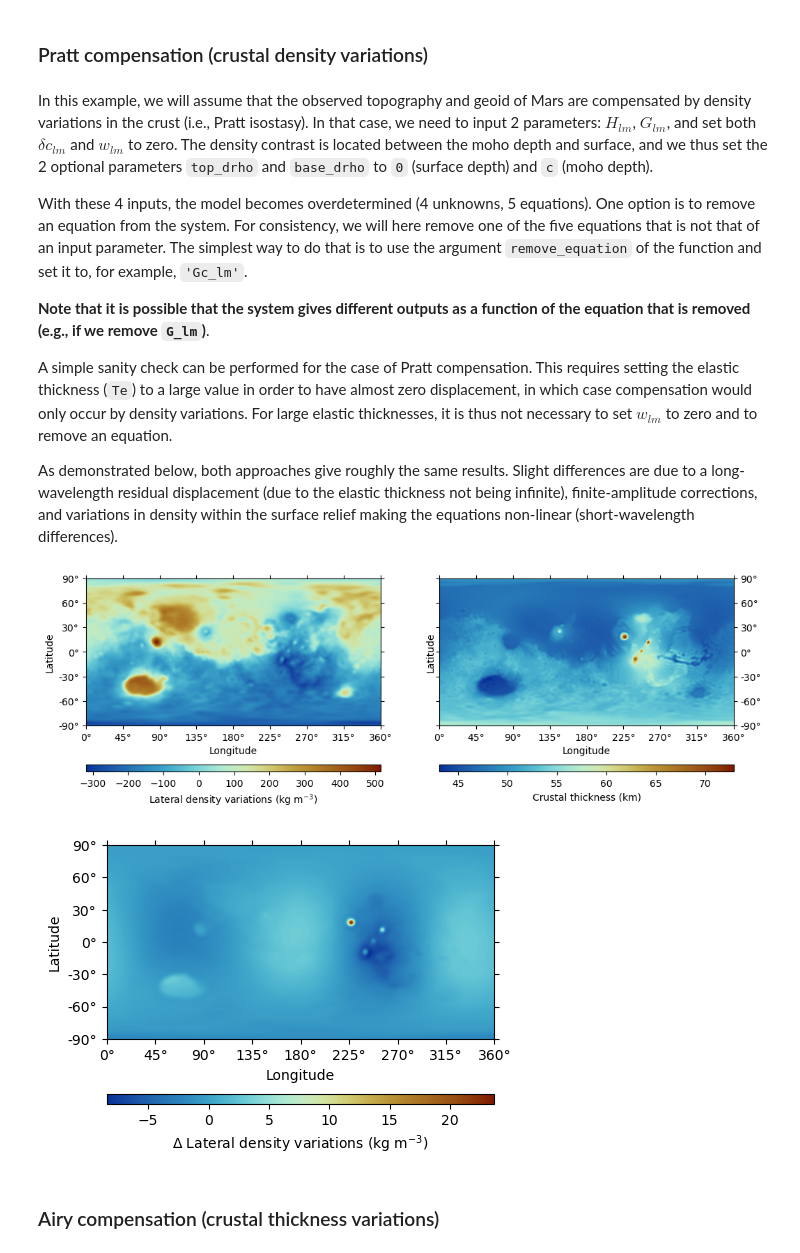
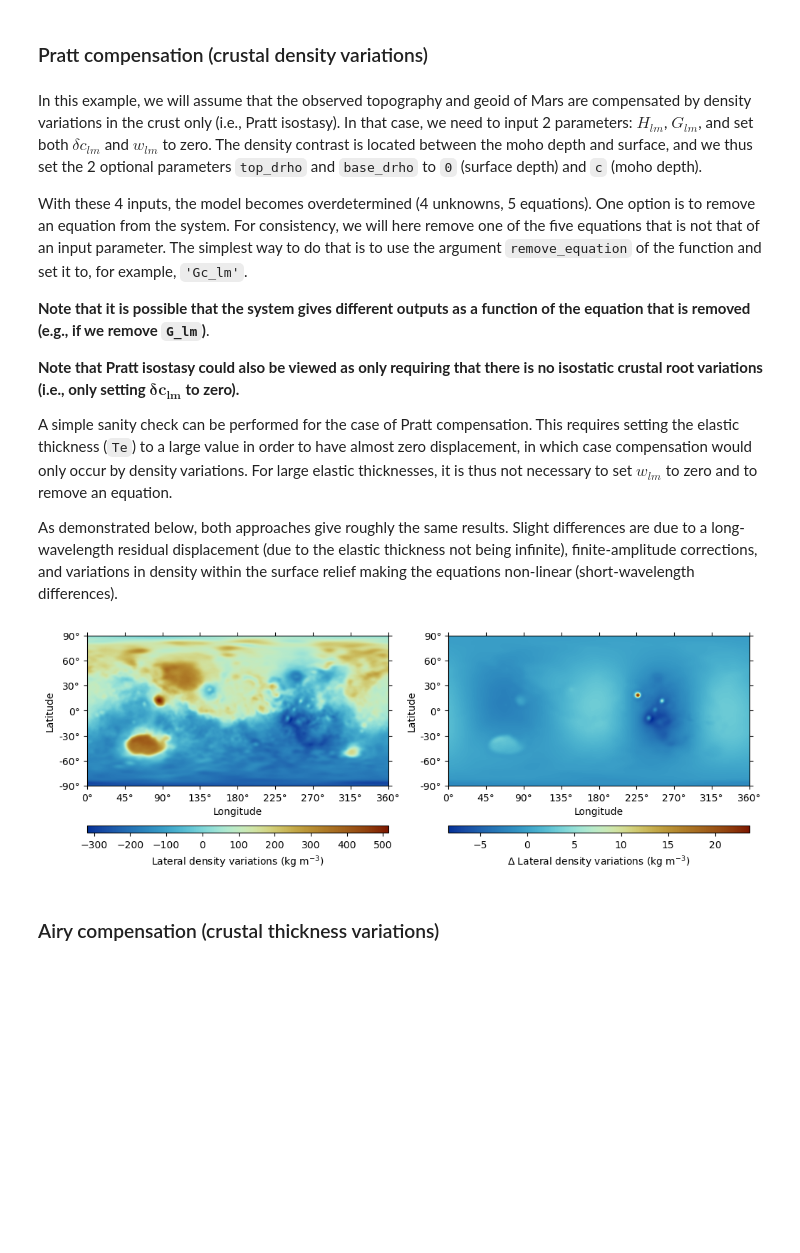
Before and after one commit to AB-Ares/Displacement_strain_planet, a Jupyter notebook: examples/Run_demo.ipynb, the cells around one changed output. Drawn from its saved outputs; the diff is of its cells as text; code cells hidden in the pictures; blank space fills up the shorter version.

```diff
--- a/examples/Run_demo.ipynb
+++ b/examples/Run_demo.ipynb
@@ -138,47 +138,44 @@ ax4.set_visible(False)
 # %% [markdown]
 ### Pratt compensation (crustal density variations)
 # %% [markdown]
-In this example, we will assume that the observed topography and geoid of Mars are compensated by density variations in the crust (i.e., Pratt isostasy). In that case, we need to input 2 parameters: $H_{lm}$, $G_{lm}$, and set both $\delta c_{lm}$ and $w_{lm}$ to zero. The density contrast is located between the moho depth and surface, and we thus set the 2 optional parameters `top_drho` and `base_drho` to `0` (surface depth) and `c` (moho depth).
+In this example, we will assume that the observed topography and geoid of Mars are compensated by density variations in the crust only (i.e., Pratt isostasy). In that case, we need to input 2 parameters: $H_{lm}$, $G_{lm}$, and set both $\delta c_{lm}$ and $w_{lm}$ to zero. The density contrast is located between the moho depth and surface, and we thus set the 2 optional parameters `top_drho` and `base_drho` to `0` (surface depth) and `c` (moho depth).
 
 With these 4 inputs, the model becomes overdetermined (4 unknowns, 5 equations). One option is to remove an equation from the system. For consistency, we will here remove one of the five equations that is not that of an input parameter. The simplest way to do that is to use the argument `remove_equation` of the function and set it to, for example, `'Gc_lm'`.
 
 **Note that it is possible that the system gives different outputs as a function of the equation that is removed (e.g., if we remove `G_lm`)**.
 
+**Note that Pratt isostasy could also be viewed as only requiring that there is no isostatic crustal root variations (i.e., only setting $\boldsymbol{\delta c_{lm}}$ to zero).**
+
 A simple sanity check can be performed for the case of Pratt compensation. This requires setting the elastic thickness (`Te`) to a large value in order to have almost zero displacement, in which case compensation would only occur by density variations. For large elastic thicknesses, it is thus not necessary to set $w_{lm}$ to zero and to remove an equation.
 
 As demonstrated below, both approaches give roughly the same results. Slight differences are due to a long-wavelength residual displacement (due to the elastic thickness not being infinite), finite-amplitude corrections, and variations in density within the surface relief making the equations non-linear (short-wavelength differences).
 # %%
 top_drho = 0.
 base_drho = c
 
 (w_lm, A_lm, moho_relief_lm, dc_lm, drhom_lm, omega_lm, q_lm, Gc_lm,
 G_lm, H_lm, sols) = Thin_shell_matrix_nmax(*args_param_m, top_drho = top_drho,
         base_drho = base_drho, G_lm = geoid_clm.coeffs, H_lm = topo_clm.coeffs,
         dc_lm = zeros.copy(), w_lm = zeros.copy(), remove_equation = 'Gc_lm',
         filter = 'Ma', filter_half = 50)
 
+# Alternative Te = 2000 km comparing drhom_lm
+drhom_lm_Te = Thin_shell_matrix_nmax(g0, R, c, 2000e3, rhom, rhoc, rhol,
+        lmax, E, v, mass, top_drho = top_drho, base_drho = base_drho,
+        G_lm = geoid_clm.coeffs, H_lm = topo_clm.coeffs, dc_lm = zeros.copy(),
+        filter = 'Ma', filter_half = 50)[4]
+
 ### Plotting
 args_plot = dict(tick_interval=[45, 30], colorbar = 'bottom', cmap = cm.roma_r)
 fig, (ax1,ax2) = plt.subplots(1,2, **args_fig)
 
 pysh.SHCoeffs.from_array(drhom_lm).expand(**args_expand).plot(ax=ax1,
         cb_label = 'Lateral density variations (kg m$^{-3}$)', **args_plot)
-(pysh.SHCoeffs.from_array((H_lm-moho_relief_lm)/1e3).expand(**args_expand)).\
-        plot(ax=ax2, cb_label = 'Crustal thickness (km)', ticks = 'wSnE',
-        show = True, **args_plot)
-
-# Alternative Te = 2000 km comparing drhom_lm
-drhom_lm_Te = Thin_shell_matrix_nmax(g0, R, c, 2000e3, rhom, rhoc, rhol,
-        lmax, E, v, mass, top_drho = top_drho, base_drho = base_drho,
-        G_lm = geoid_clm.coeffs, H_lm = topo_clm.coeffs, dc_lm = zeros.copy(),
-        filter = 'Ma', filter_half = 50)[4]
-fig, ax = plt.subplots(1,1, figsize=(5,5), dpi= 100)
-pysh.SHCoeffs.from_array(drhom_lm-drhom_lm_Te).expand(**args_expand).plot(ax=ax,
+pysh.SHCoeffs.from_array(drhom_lm-drhom_lm_Te).expand(**args_expand).plot(ax=ax2,
         cb_label = '$\\Delta$ Lateral density variations (kg m$^{-3}$)', show = True,
         **args_plot)
 # %% [output]
-[figure, old version]
+[figure, new version]
-[figure, removed]
 # %% [markdown]
 ### Airy compensation (crustal thickness variations)
 # %% [markdown]
```
Also changed, not shown: parts of 3 cells of this notebook, 9 other files.
